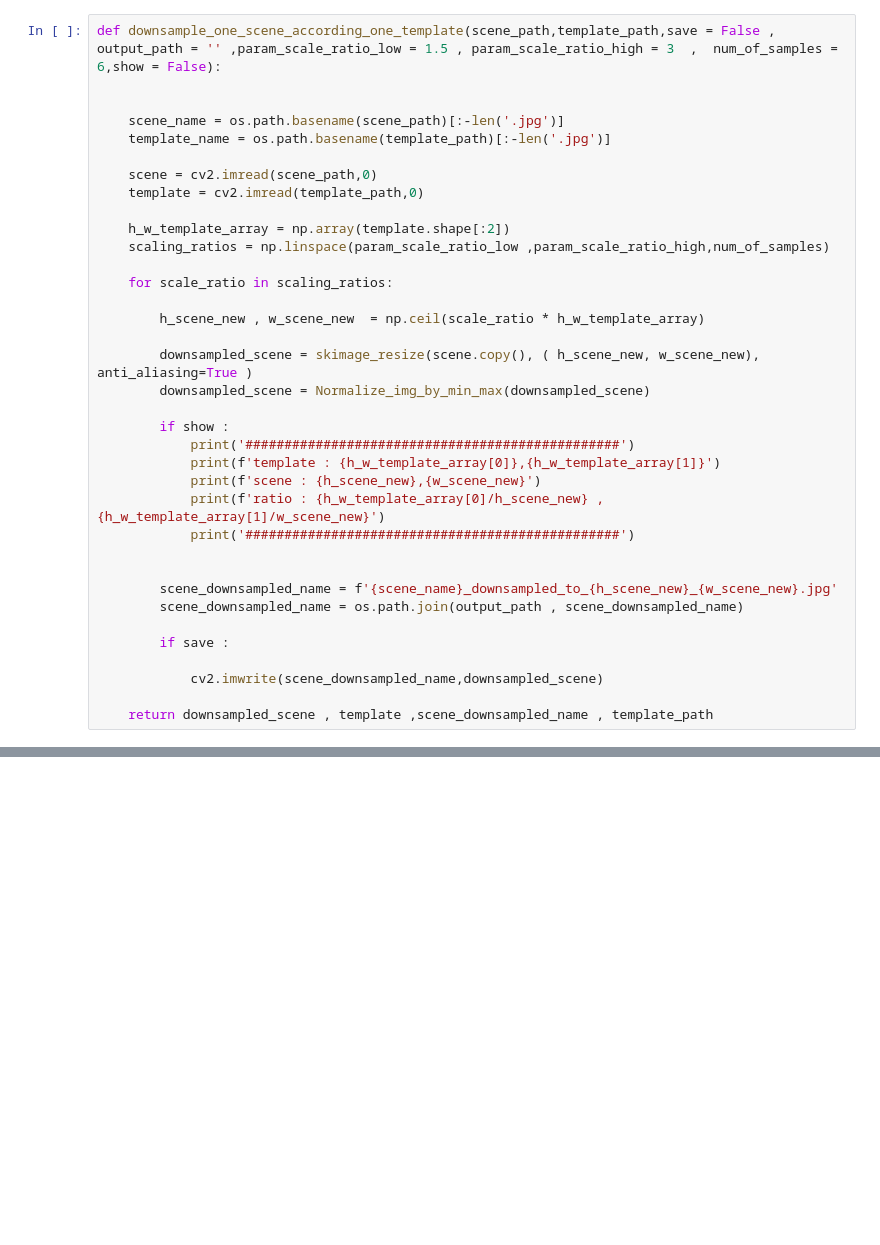
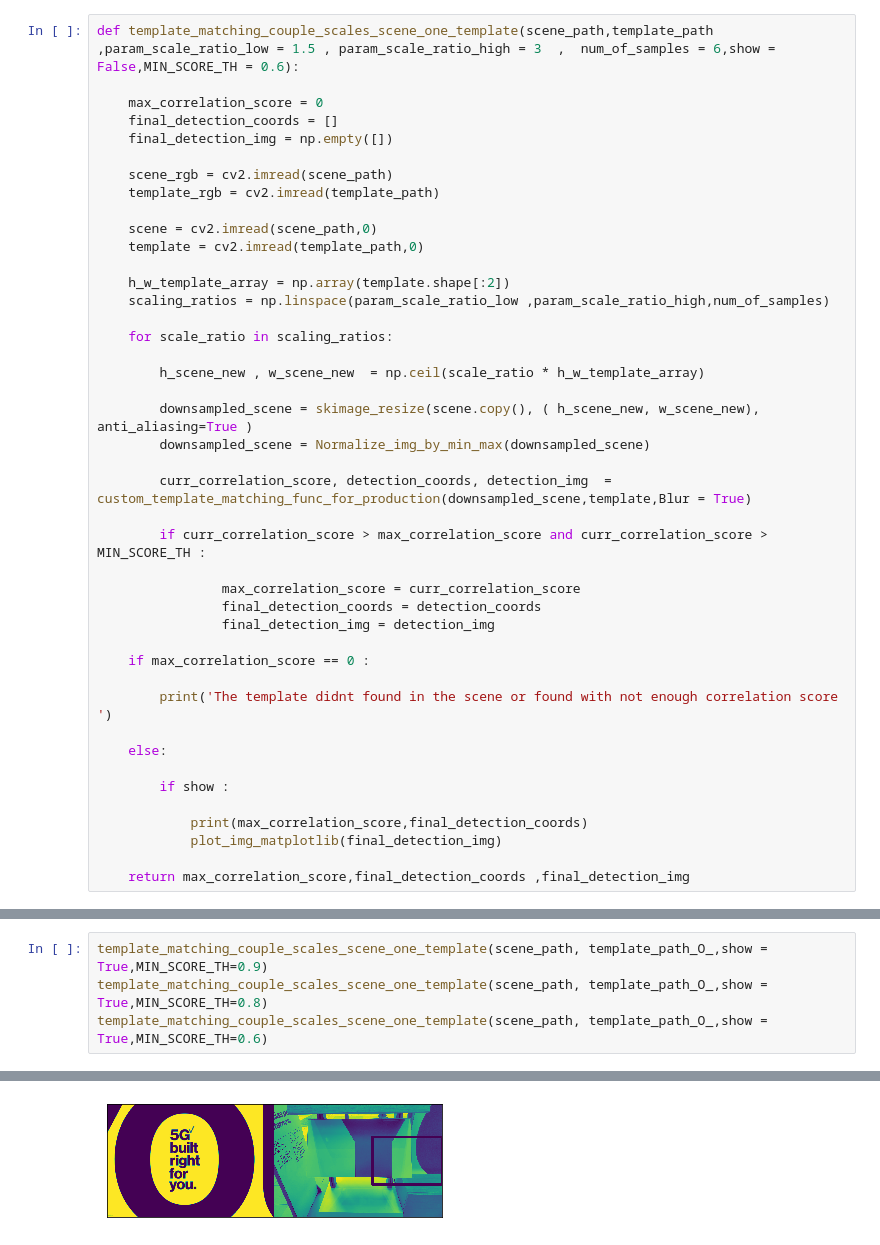
Before and after one commit to eldadoh/poster-detection-using-homography-and-template-matching, a Jupyter notebook: template_matching_notebook.ipynb, the cells around one changed output, grey strips where cells are left out. Drawn from its saved outputs; the diff is of its cells as text; blank space fills up the shorter version.

```diff
--- a/template_matching_notebook.ipynb
+++ b/template_matching_notebook.ipynb
@@ -9,9 +33,12 @@ from template_matching import template_matching_func
 # %%
-def downsample_one_scene_according_one_template(scene_path,template_path,save = False , output_path = '' ,param_scale_ratio_low = 1.5 , param_scale_ratio_high = 3  ,  num_of_samples = 6,show = False):
+def template_matching_couple_scales_scene_one_template(scene_path,template_path ,param_scale_ratio_low = 1.5 , param_scale_ratio_high = 3  ,  num_of_samples = 6,show = False,MIN_SCORE_TH = 0.6):
 
+    max_correlation_score = 0
+    final_detection_coords = []
+    final_detection_img = np.empty([])
 
-    scene_name = os.path.basename(scene_path)[:-len('.jpg')]
-    template_name = os.path.basename(template_path)[:-len('.jpg')]
+    scene_rgb = cv2.imread(scene_path)
+    template_rgb = cv2.imread(template_path)
 
     scene = cv2.imread(scene_path,0)
     template = cv2.imread(template_path,0)
@@ -26,19 +53,23 @@ def downsample_one_scene_according_one_template(scene_path,template_path,save =
         downsampled_scene = skimage_resize(scene.copy(), ( h_scene_new, w_scene_new), anti_aliasing=True )
         downsampled_scene = Normalize_img_by_min_max(downsampled_scene)
 
+        curr_correlation_score, detection_coords, detection_img  = custom_template_matching_func_for_production(downsampled_scene,template,Blur = True)
+
+        if curr_correlation_score > max_correlation_score and curr_correlation_score > MIN_SCORE_TH :
+
+                max_correlation_score = curr_correlation_score
+                final_detection_coords = detection_coords
+                final_detection_img = detection_img
+
+    if max_correlation_score == 0 :
+
+        print('The template didnt found in the scene or found with not enough correlation score ')
+
+    else:
+
         if show :
-            print('################################################')
-            print(f'template : {h_w_template_array[0]},{h_w_template_array[1]}')
-            print(f'scene : {h_scene_new},{w_scene_new}')
-            print(f'ratio : {h_w_template_array[0]/h_scene_new} , {h_w_template_array[1]/w_scene_new}')
-            print('################################################')
 
+            print(max_correlation_score,final_detection_coords)
+            plot_img_matplotlib(final_detection_img)
 
-        scene_downsampled_name = f'{scene_name}_downsampled_to_{h_scene_new}_{w_scene_new}.jpg'
-        scene_downsampled_name = os.path.join(output_path , scene_downsampled_name)
-
-        if save :
-
-            cv2.imwrite(scene_downsampled_name,downsampled_scene)
-
-    return downsampled_scene , template ,scene_downsampled_name , template_path
+    return max_correlation_score,final_detection_coords ,final_detection_img
@@ -113,0 +116,5 @@ def sort_list_by_elem():
+# %%
+template_matching_couple_scales_scene_one_template(scene_path, template_path_O_,show = True,MIN_SCORE_TH=0.9)
+template_matching_couple_scales_scene_one_template(scene_path, template_path_O_,show = True,MIN_SCORE_TH=0.8)
+template_matching_couple_scales_scene_one_template(scene_path, template_path_O_,show = True,MIN_SCORE_TH=0.6)
+# %% [output]
@@ -113,0 +124 @@ def sort_list_by_elem():
+[figure, added]
```
Also changed, not shown: parts of 9 cells of this notebook, 6 other files.
